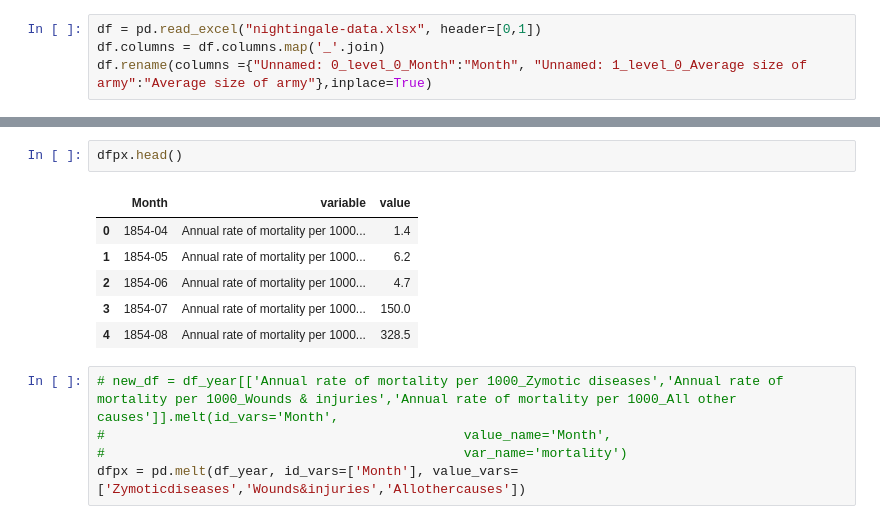
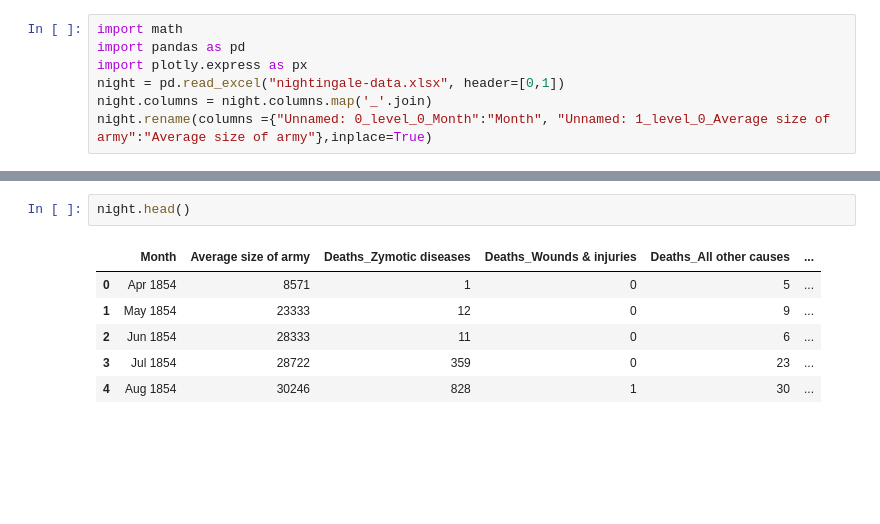
Before and after one commit to vanshika97/nightingale, a Jupyter notebook: nightingale.ipynb, the cells around one changed output, grey strips where cells are left out. Saved outputs shown, nothing was run; the diff lists cells and outputs as text; blank space fills up the shorter version.

Commit message:
tidy data

```diff
--- a/nightingale.ipynb
+++ b/nightingale.ipynb
@@ -6,4 +1,7 @@ from datetime import datetime
 # %%
-df = pd.read_excel("nightingale-data.xlsx", header=[0,1])
-df.columns = df.columns.map('_'.join)
-df.rename(columns ={"Unnamed: 0_level_0_Month":"Month", "Unnamed: 1_level_0_Average size of army":"Average size of army"},inplace=True)
+import math
+import pandas as pd
+import plotly.express as px
+night = pd.read_excel("nightingale-data.xlsx", header=[0,1])
+night.columns = night.columns.map('_'.join)
+night.rename(columns ={"Unnamed: 0_level_0_Month":"Month", "Unnamed: 1_level_0_Average size of army":"Average size of army"},inplace=True)
@@ -88,14 +8,9 @@ fig.show()
 # %%
-dfpx.head()
+night.head()
 # %% [output]
-|  | Month | variable | value |
-| 0 | 1854-04 | Annual rate of mortality per 1000... | 1.4 |
-| 1 | 1854-05 | Annual rate of mortality per 1000... | 6.2 |
-| 2 | 1854-06 | Annual rate of mortality per 1000... | 4.7 |
-| 3 | 1854-07 | Annual rate of mortality per 1000... | 150.0 |
-| 4 | 1854-08 | Annual rate of mortality per 1000... | 328.5 |
+|  | Month | Average size of army | Deaths_Zymotic diseases | Deaths_Wounds & injuries | Deaths_All other causes | ... |
+| 0 | Apr 1854 | 8571 | 1 | 0 | 5 | ... |
+| 1 | May 1854 | 23333 | 12 | 0 | 9 | ... |
+| 2 | Jun 1854 | 28333 | 11 | 0 | 6 | ... |
+| 3 | Jul 1854 | 28722 | 359 | 0 | 23 | ... |
+| 4 | Aug 1854 | 30246 | 828 | 1 | 30 | ... |
-# %%
-# new_df = df_year[['Annual rate of mortality per 1000_Zymotic diseases','Annual rate of mortality per 1000_Wounds & injuries','Annual rate of mortality per 1000_All other causes']].melt(id_vars='Month',
-#                                              value_name='Month',
-#                                              var_name='mortality')
-dfpx = pd.melt(df_year, id_vars=['Month'], value_vars=['Zymoticdiseases','Wounds&injuries','Allothercauses'])
```
Also changed, not shown: parts of 11 cells of this notebook.
